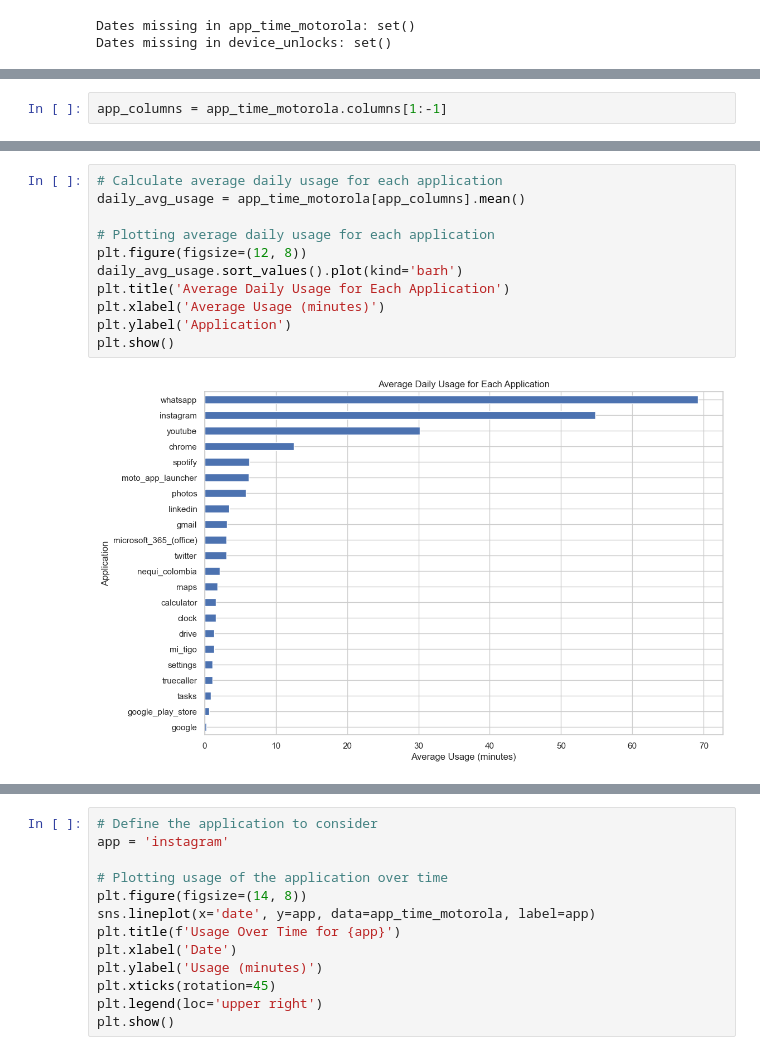
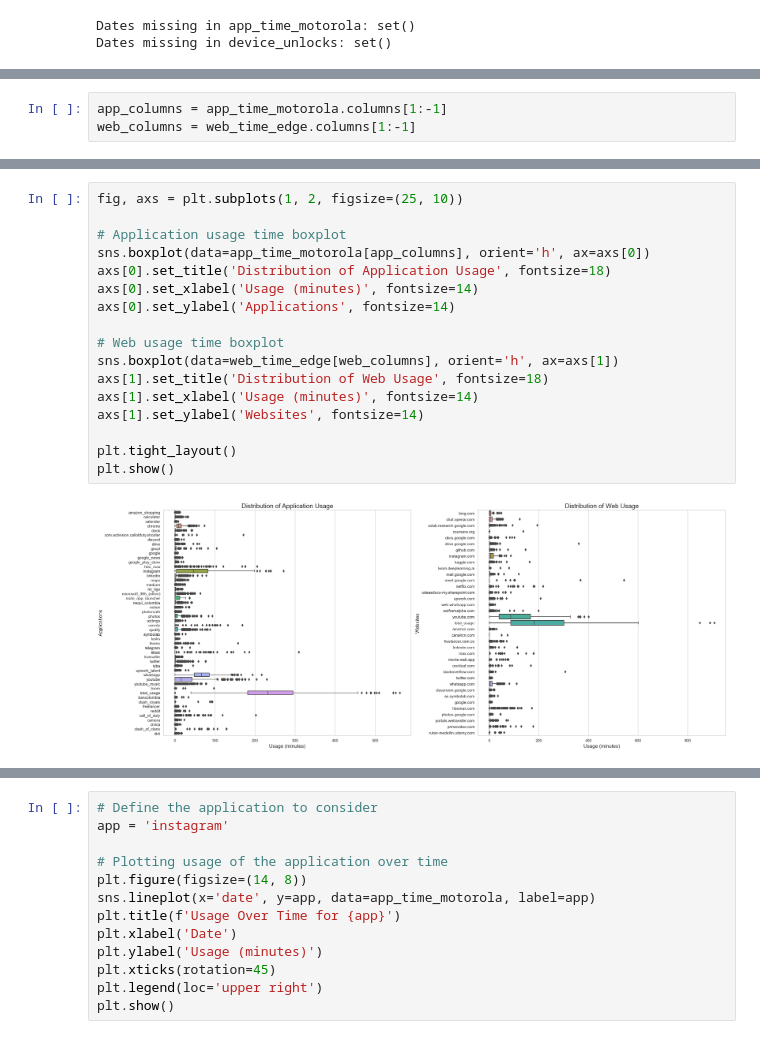
Before and after one commit to estivengrx/statistics-of-use-project, a Jupyter notebook: python_notebooks/EDA_each_file.ipynb, the cells around one changed output, grey strips where cells are left out. Saved outputs shown, nothing was run; the diff lists cells and outputs as text.

```diff
--- a/python_notebooks/EDA_each_file.ipynb
+++ b/python_notebooks/EDA_each_file.ipynb
@@ -216,2 +242,3 @@ plt.show()
 # %%
 app_columns = app_time_motorola.columns[1:-1]
+web_columns = web_time_edge.columns[1:-1]
@@ -234,13 +245,19 @@ plt.show()
-# %%
-# Calculate average daily usage for each application
-daily_avg_usage = app_time_motorola[app_columns].mean()
-
-# Plotting average daily usage for each application
-plt.figure(figsize=(12, 8))
-daily_avg_usage.sort_values().plot(kind='barh')
-plt.title('Average Daily Usage for Each Application')
-plt.xlabel('Average Usage (minutes)')
-plt.ylabel('Application')
-plt.show()
-# %% [output]
-[figure, removed]
+# %%
+fig, axs = plt.subplots(1, 2, figsize=(25, 10))
+
+# Application usage time boxplot
+sns.boxplot(data=app_time_motorola[app_columns], orient='h', ax=axs[0])
+axs[0].set_title('Distribution of Application Usage', fontsize=18)
+axs[0].set_xlabel('Usage (minutes)', fontsize=14)
+axs[0].set_ylabel('Applications', fontsize=14)
+
+# Web usage time boxplot
+sns.boxplot(data=web_time_edge[web_columns], orient='h', ax=axs[1])
+axs[1].set_title('Distribution of Web Usage', fontsize=18)
+axs[1].set_xlabel('Usage (minutes)', fontsize=14)
+axs[1].set_ylabel('Websites', fontsize=14)
+
+plt.tight_layout()
+plt.show()
+# %% [output]
+[figure, added]
```
Also changed, not shown: parts of 28 cells of this notebook.
